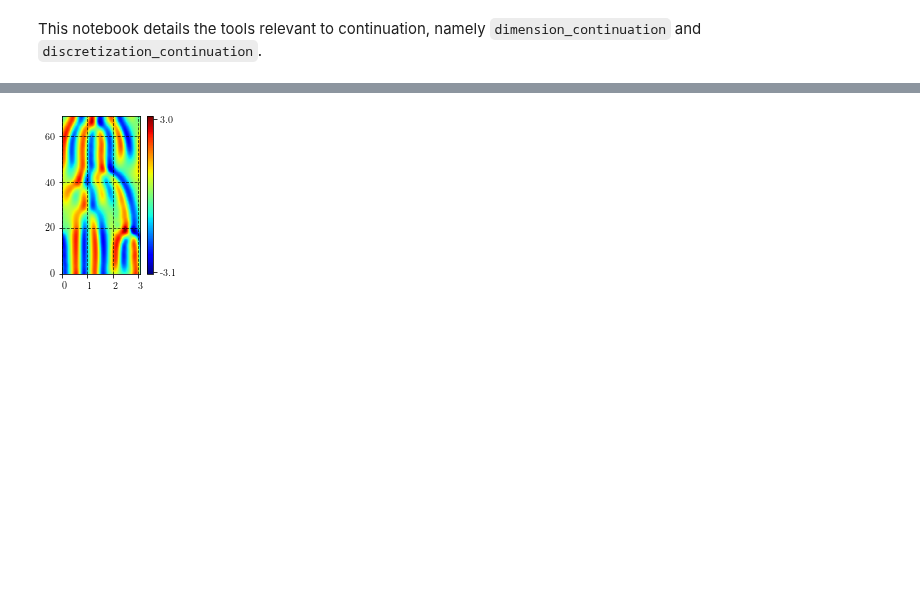
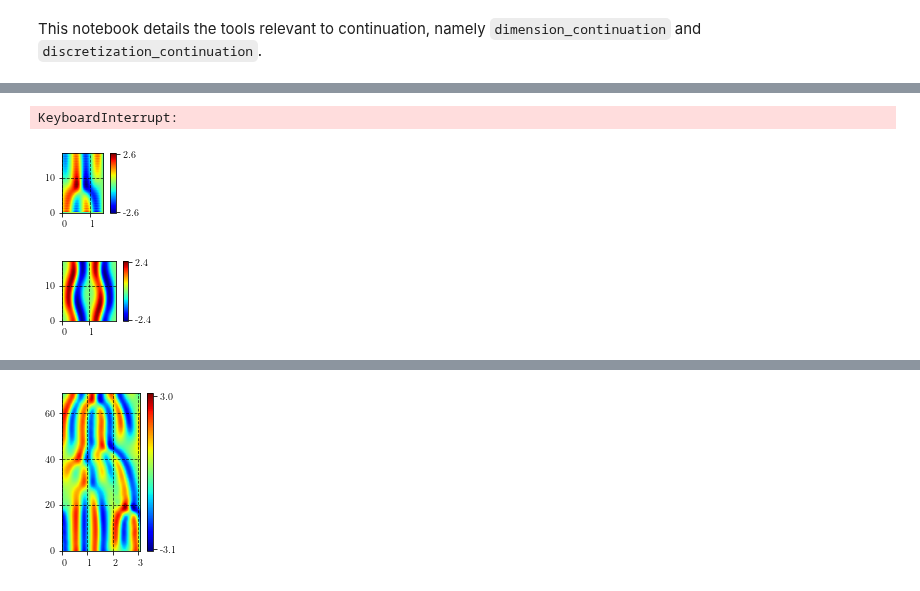
Before and after one commit to chaotic-systems/orbithunter, a Jupyter notebook: notebooks/continuation_demo.ipynb, the cells around one changed output, grey strips where cells are left out. Drawn from its saved outputs; the diff is of its cells as text; code cells hidden in the pictures; blank space fills up the shorter version.

```diff
--- a/notebooks/continuation_demo.ipynb
+++ b/notebooks/continuation_demo.ipynb
@@ -12,0 +101,8 @@
+# %%
+cont_s = dimension_continuation(rediscretize(convert_class(s, EquilibriumOrbitKS),
+                                            new_shape=(1,32)), 11, axis=1, method='lstsq').orbit
+# %% [output]
+KeyboardInterrupt:
+# %%
+from orbithunter.gluing import tile_dictionary_ks
+td = tile_dictionary_ks()
@@ -12,0 +113,8 @@
+# %%
+td[1].plot()
+# %% [output]
+[figure, added]
+# %%
+td[2].plot()
+# %% [output]
+[figure, added]
```
Also changed, not shown: parts of 30 cells of this notebook, 20 other files.
